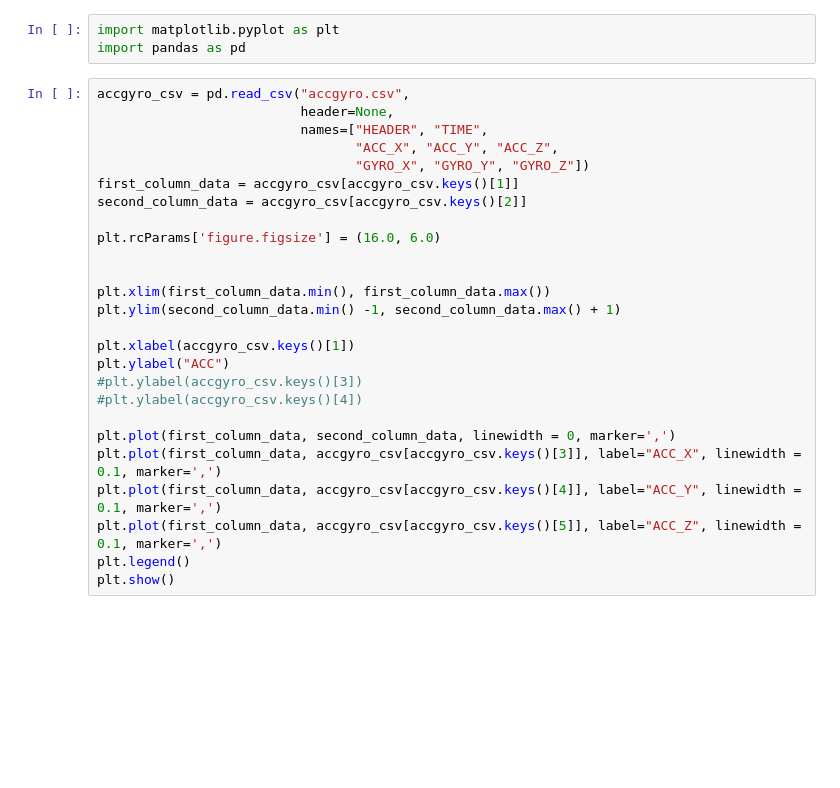
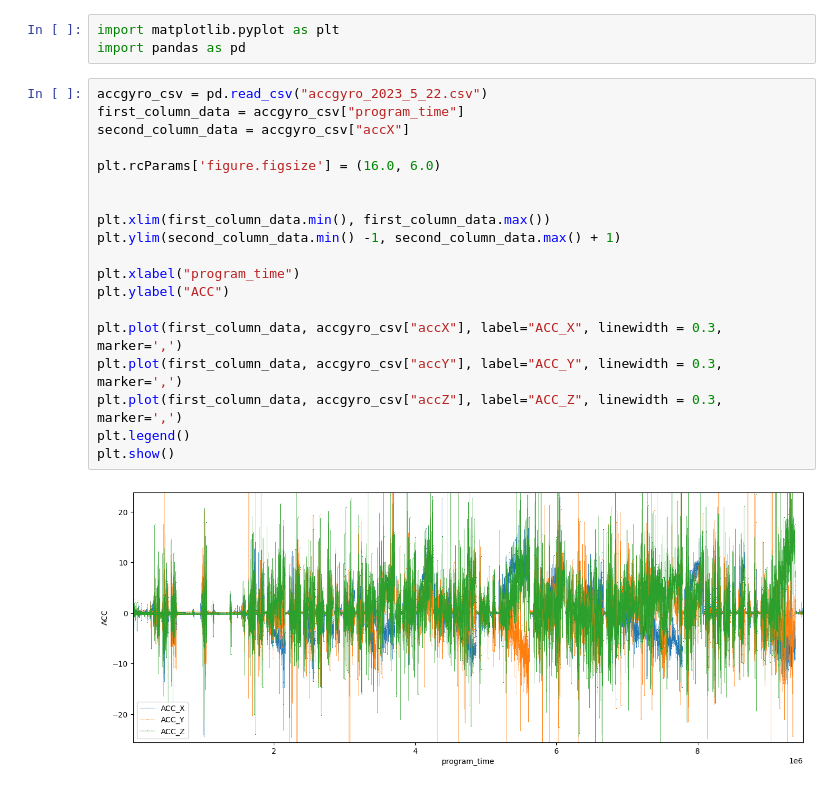
Before and after one commit to lpyha/LsDecoder, a Jupyter notebook: LsPlot.ipynb, the cells around one changed output. Saved outputs shown, nothing was run; the diff lists cells and outputs as text; blank space fills up the shorter version.

```diff
--- a/LsPlot.ipynb
+++ b/LsPlot.ipynb
@@ -2,28 +2,23 @@
 import matplotlib.pyplot as plt
 import pandas as pd
 # %%
-accgyro_csv = pd.read_csv("accgyro.csv",
-                          header=None,
-                          names=["HEADER", "TIME",
-                                 "ACC_X", "ACC_Y", "ACC_Z",
-                                 "GYRO_X", "GYRO_Y", "GYRO_Z"])
-first_column_data = accgyro_csv[accgyro_csv.keys()[1]]
-second_column_data = accgyro_csv[accgyro_csv.keys()[2]]
+accgyro_csv = pd.read_csv("accgyro_2023_5_22.csv")
+first_column_data = accgyro_csv["program_time"]
+second_column_data = accgyro_csv["accX"]
 
 plt.rcParams['figure.figsize'] = (16.0, 6.0)
 
 
 plt.xlim(first_column_data.min(), first_column_data.max())
 plt.ylim(second_column_data.min() -1, second_column_data.max() + 1)
 
-plt.xlabel(accgyro_csv.keys()[1])
+plt.xlabel("program_time")
 plt.ylabel("ACC")
-#plt.ylabel(accgyro_csv.keys()[3])
-#plt.ylabel(accgyro_csv.keys()[4])
 
-plt.plot(first_column_data, second_column_data, linewidth = 0, marker=',')
-plt.plot(first_column_data, accgyro_csv[accgyro_csv.keys()[3]], label="ACC_X", linewidth = 0.1, marker=',')
-plt.plot(first_column_data, accgyro_csv[accgyro_csv.keys()[4]], label="ACC_Y", linewidth = 0.1, marker=',')
-plt.plot(first_column_data, accgyro_csv[accgyro_csv.keys()[5]], label="ACC_Z", linewidth = 0.1, marker=',')
+plt.plot(first_column_data, accgyro_csv["accX"], label="ACC_X", linewidth = 0.3, marker=',')
+plt.plot(first_column_data, accgyro_csv["accY"], label="ACC_Y", linewidth = 0.3, marker=',')
+plt.plot(first_column_data, accgyro_csv["accZ"], label="ACC_Z", linewidth = 0.3, marker=',')
 plt.legend()
 plt.show()
+# %% [output]
+[figure, added]
```
Also changed, not shown: parts of 3 cells of this notebook, 18 other files.
